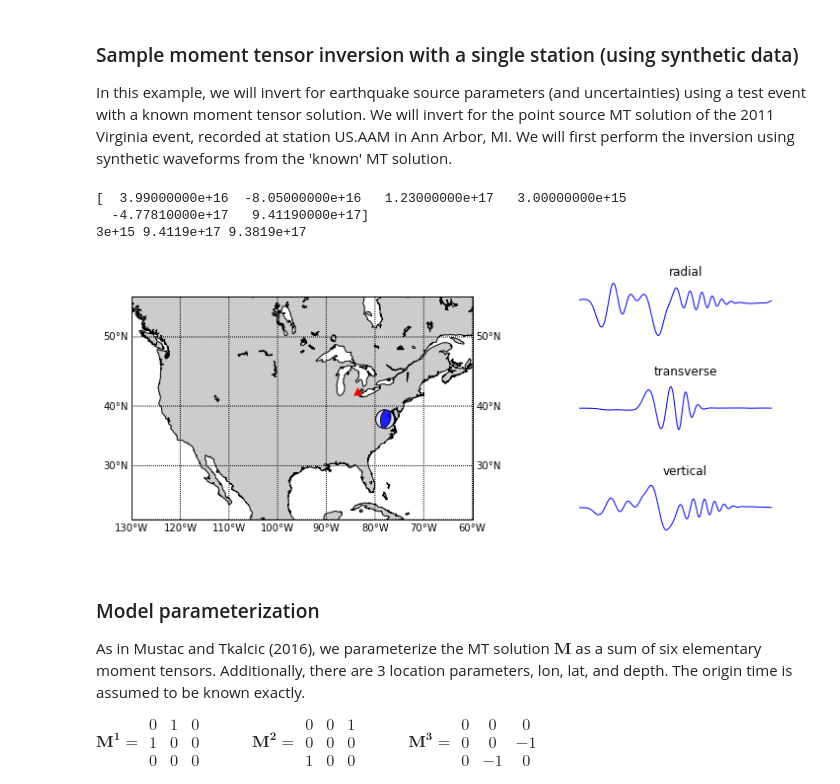
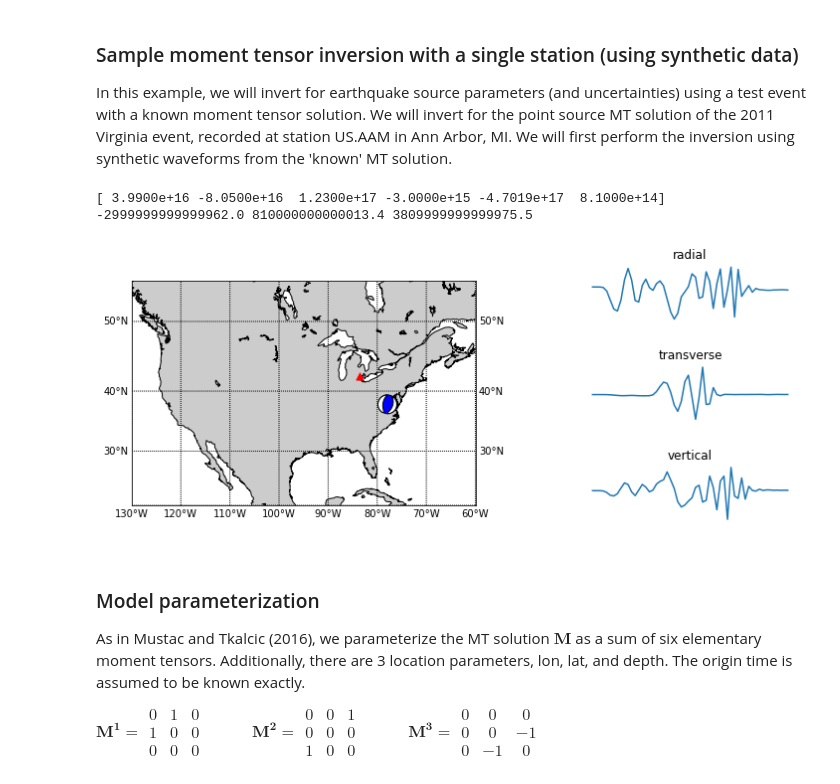
Before and after one commit to romaguir/mcmcmt, a Jupyter notebook: example_1.ipynb, the cells around one changed output. Saved outputs shown, nothing was run; the diff lists cells and outputs as text; code cells hidden in the pictures.

```diff
--- a/example_1.ipynb
+++ b/example_1.ipynb
@@ -49,7 +49,8 @@ def window_stream(stream,source,receiver,phase,t_start,t_end,taup_model):
         windowed_tr = tr.slice(starttime=starttime,endtime=endtime)
         st_new += windowed_tr
 
-    return st_new.resample(1.0)
+    #return st_new.resample(1.0)
+    return st_new
 # %% [markdown]
 ### Sample moment tensor inversion with a single station (using synthetic data)
 
@@ -69,10 +70,10 @@ mt_true = [m_rr_true,m_tt_true,m_pp_true,
            m_rt_true,m_rp_true,m_tp_true]
 an_true = [m_rt_true,
            m_rp_true,
-           -1.0*m_tp_true,
-           -m_rr_true + -m_pp_true,
-           -1.0*m_tt_true + m_pp_true,
-           m_rr_true+-m_tt_true+-m_pp_true]
+           -m_tp_true,
+           m_rr_true + m_pp_true,
+           m_tt_true + m_pp_true,
+           m_rr_true+m_tt_true+m_pp_true]
 an_true = np.array(an_true)/1E7
 print an_true
 print an_true[3], an_true[5], -an_true[3]+an_true[5]
@@ -107,38 +108,37 @@ ax=fig.add_axes([0.1,0.1,0.8,0.8])
 m = Basemap(llcrnrlon=-130.,llcrnrlat=20.,urcrnrlon=-60.,urcrnrlat=55.,\
             resolution='l',projection='merc',\
             lat_0=40.,lon_0=-20.,lat_ts=20.)
 m.drawcoastlines()
 m.fillcontinents()
 m.drawparallels(np.arange(10,90,10),labels=[1,1,0,1])
 m.drawmeridians(np.arange(-180,180,10),labels=[1,1,0,1])
 x, y = m(lon_true, lat_true)
 #ax = plt.gca()
-b = beach(mt_true, xy=(x, y), width=400000, linewidth=1, alpha=0.85)
+b = beach(mt_true, xy=(x, y), width=400000, linewidth=1, alpha=1.0)
 b.set_zorder(10)
 ax.add_collection(b)
 x, y = m(rec_lon, rec_lat)
 ax.scatter(x,y,marker='^',color='r',s=50,zorder=99)
 
 #plot_waveforms
 #radial
 ax_r=fig.add_axes([1.15,0.75,0.5,0.2])
 ax_r.plot(st_true[0].data)
 ax_r.set_title('radial')
 ax_r.set_axis_off()
 ax_t=fig.add_axes([1.15,0.4,0.5,0.2])
 ax_t.plot(st_true[1].data)
 ax_t.set_title('transverse')
 ax_t.set_axis_off()
 ax_z=fig.add_axes([1.15,0.05,0.5,0.2])
 ax_z.plot(st_true[2].data)
 ax_z.set_title('vertical')
 ax_z.set_axis_off()
 plt.show()
 # %% [output]
-[  3.99000000e+16  -8.05000000e+16   1.23000000e+17   3.00000000e+15
-  -4.77810000e+17   9.41190000e+17]
-3e+15 9.4119e+17 9.3819e+17
+[ 3.9900e+16 -8.0500e+16  1.2300e+17 -3.0000e+15 -4.7019e+17  8.1000e+14]
+-2999999999999962.0 810000000000013.4 3809999999999975.5
-[figure, old version]
+[figure, new version]
 # %% [markdown]
 ### Model parameterization
 As in Mustac and Tkalcic (2016), we parameterize the MT solution $\mathbf{M}$ as a sum of six elementary moment tensors. Additionally,
```
Also changed, not shown: parts of 11 cells of this notebook.
